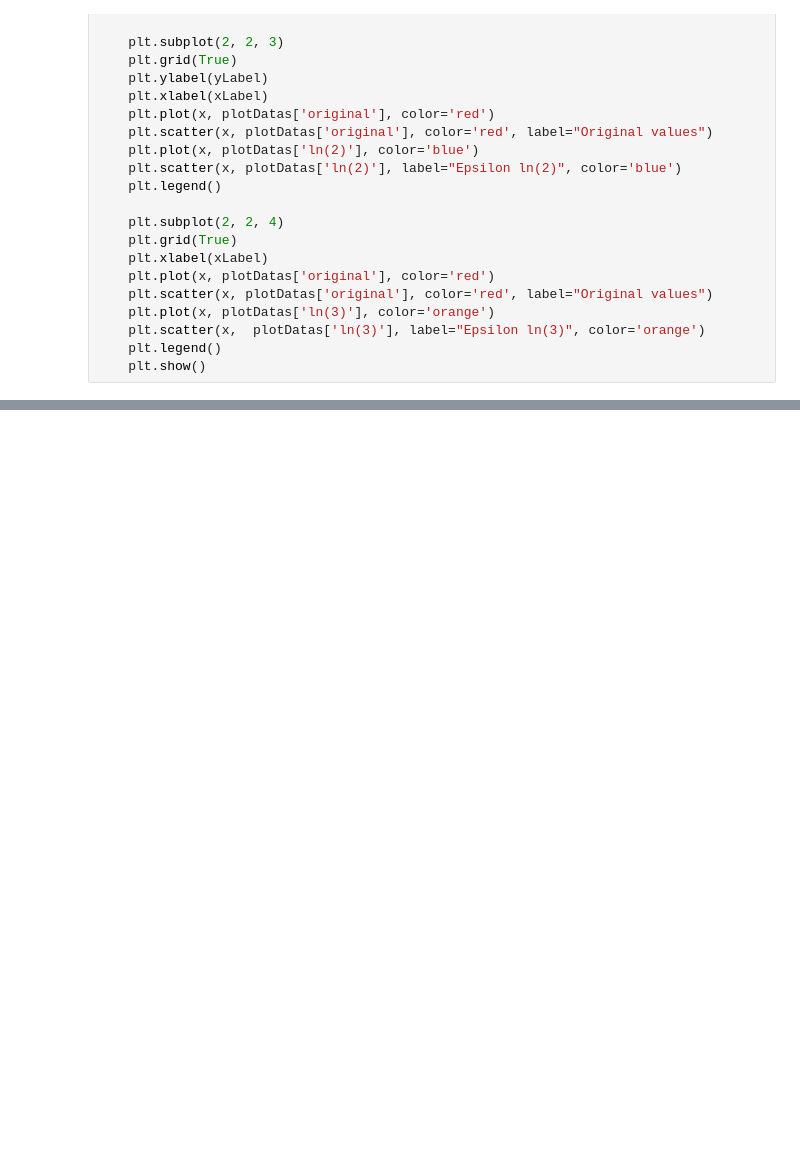
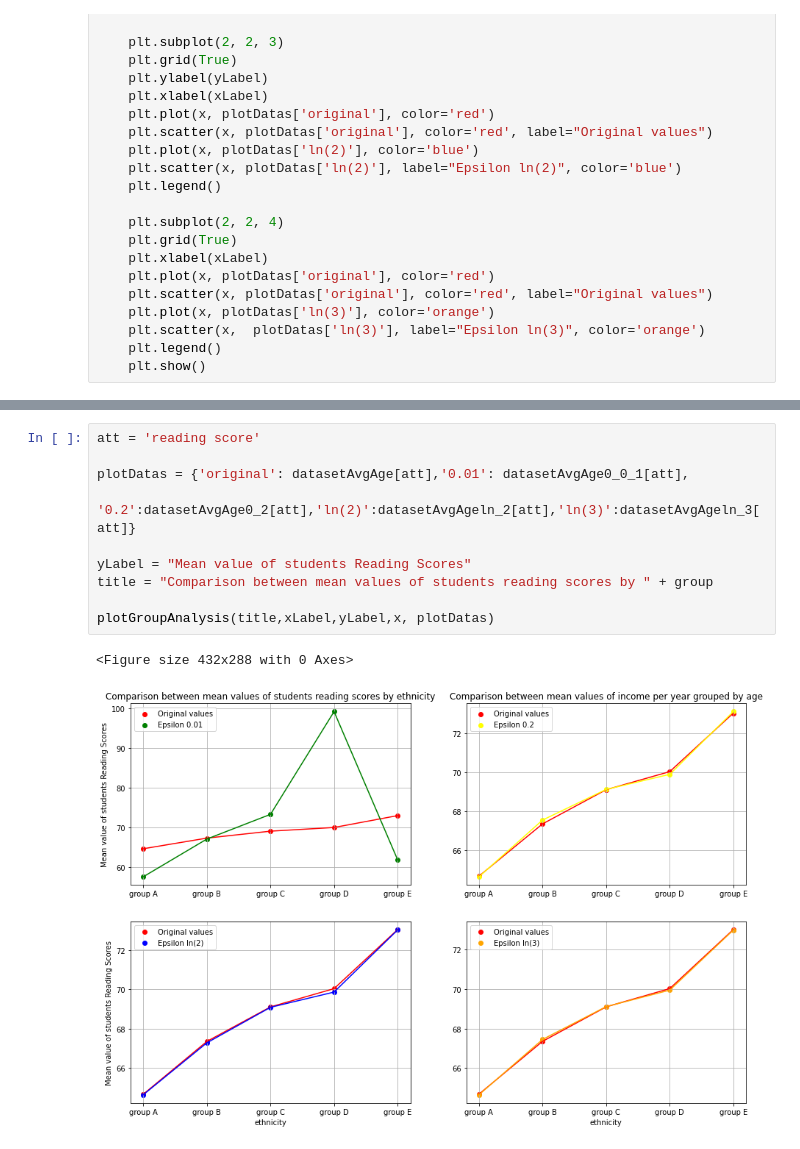
Before and after one commit to therealAlex23/Privacy-Preserving-Data-Publishing-Models, a Jupyter notebook: Exercise2.ipynb, the cells around one changed output, grey strips where cells are left out. Cells and saved outputs as stored; diff of their text form; blank space fills up the shorter version.

```diff
--- a/Exercise2.ipynb
+++ b/Exercise2.ipynb
@@ -297,0 +341,13 @@ plotGroupAnalysis(title,xLabel,yLabel,x, plotDatas)
+# %%
+att = 'reading score'
+
+plotDatas = {'original': datasetAvgAge[att],'0.01': datasetAvgAge0_0_1[att],
+                '0.2':datasetAvgAge0_2[att],'ln(2)':datasetAvgAgeln_2[att],'ln(3)':datasetAvgAgeln_3[att]}
+
+yLabel = "Mean value of students Reading Scores"
+title = "Comparison between mean values of students reading scores by " + group
+
+plotGroupAnalysis(title,xLabel,yLabel,x, plotDatas)
+# %% [output]
+<Figure size 432x288 with 0 Axes>
+[figure, added]
```
Also changed, not shown: parts of 15 cells of this notebook.
